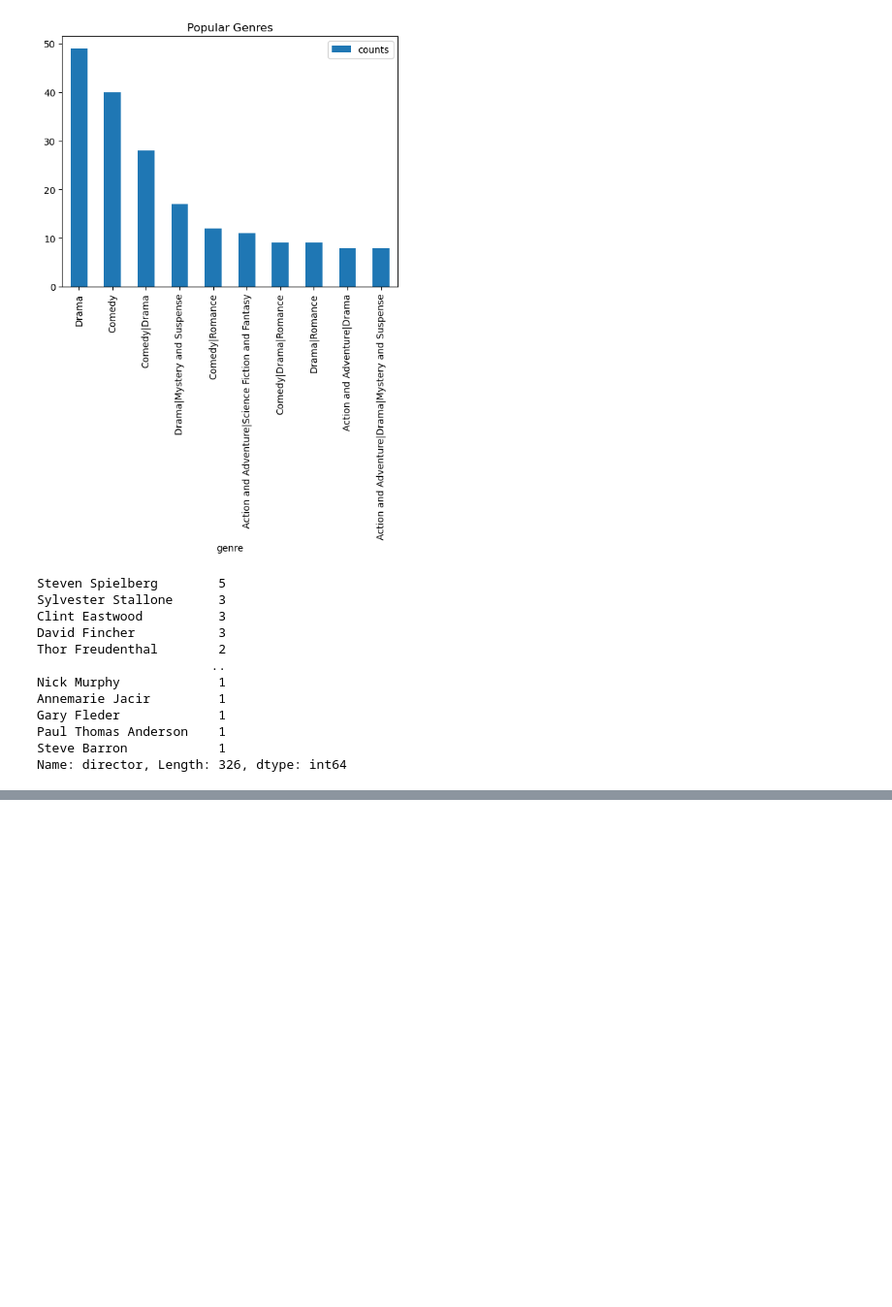
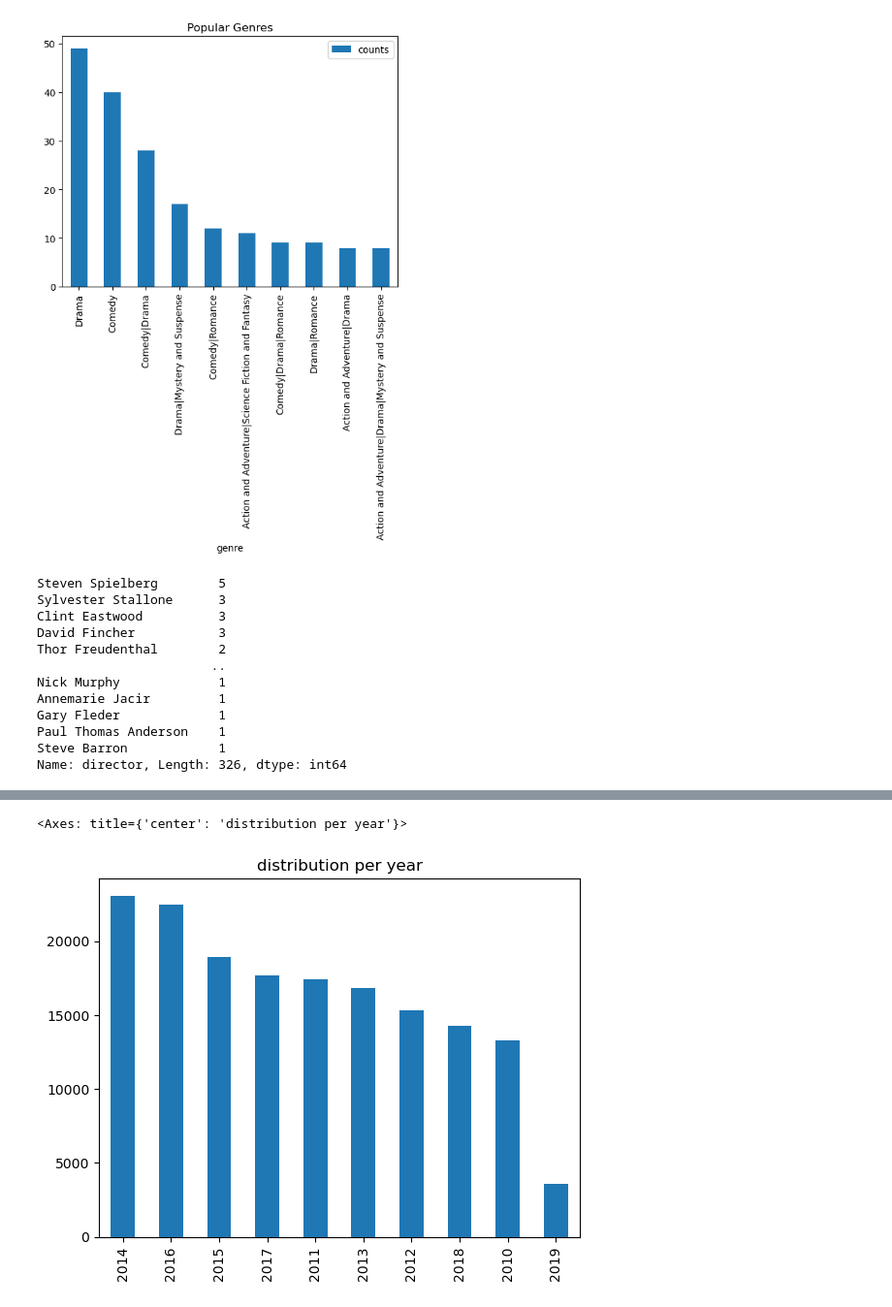
Before and after one commit to Musikari/Microsoft-Movies, a Jupyter notebook: Untitled.ipynb, the cells around one changed output, grey strips where cells are left out. Shown: that part at 97% size. Cells and saved outputs as stored; diff of their text form; code cells hidden in the pictures; blank space fills up the shorter version.

```diff
--- a/Untitled.ipynb
+++ b/Untitled.ipynb
@@ -433,0 +468,3 @@ Name: director, Length: 326, dtype: int64
+# %%
+year = imdb['start_year'].value_counts()
+year
@@ -433,0 +483,5 @@ Name: director, Length: 326, dtype: int64
+# %%
+year.plot.bar(x = 'start_year', title= 'distribution per year')
+# %% [output]
+<Axes: title={'center': 'distribution per year'}>
+[figure, added]
```
Also changed, not shown: parts of 23 cells of this notebook.
